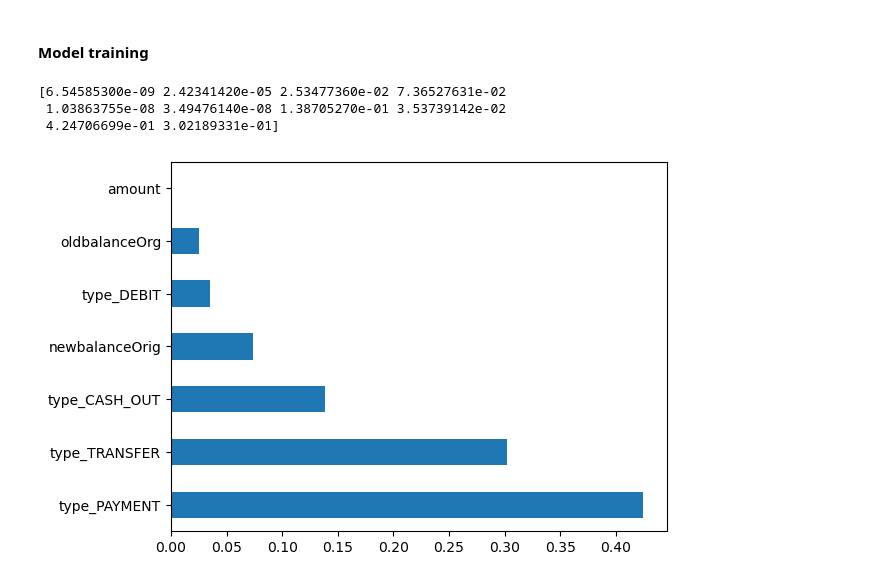
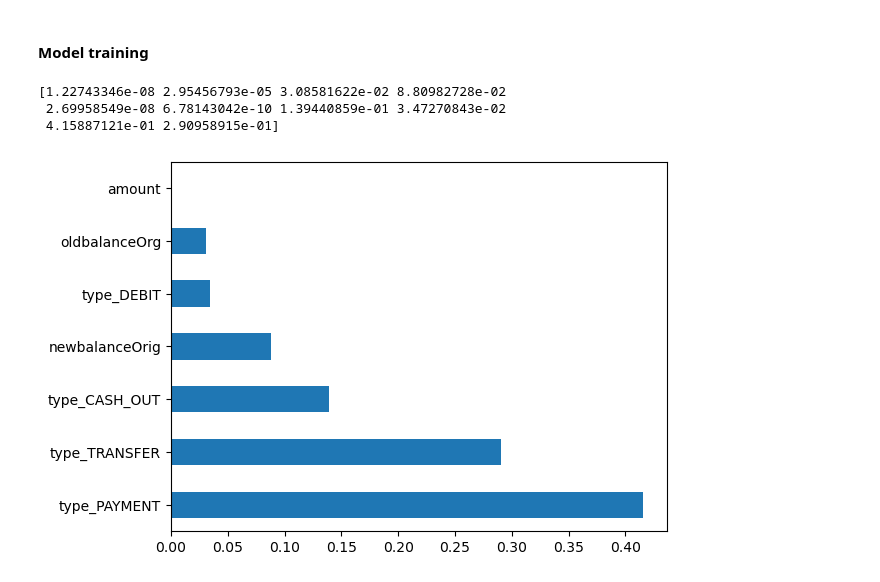
Before and after one commit to amaboh/Machine_learning_in_finance, a Jupyter notebook: Fraud_detection/fraud_detect.ipynb, the cells around one changed output. Saved outputs shown, nothing was run; the diff lists cells and outputs as text; code cells hidden in the pictures.

```diff
--- a/Fraud_detection/fraud_detect.ipynb
+++ b/Fraud_detection/fraud_detect.ipynb
@@ -247,3 +247,6 @@ X_train, x_test, y_train, y_test = train_test_split(pandas_df.drop('Credit_Score
+# %%
+x = df_set.drop('isFraud', axis=1)
+y = df_set['isFraud']
 # %% [markdown]
 #### Model Training
 # %%
@@ -276,19 +279,19 @@ X_train_resampled, y_train_resampled = smote.fit_resample(X_train, y_train)
 # Feature Importance
 from sklearn.ensemble import ExtraTreesRegressor
 model = ExtraTreesRegressor()
-model.fit(X_train, y_train)
+model.fit(x, y)
 print(model.feature_importances_)
 # %% [output]
-[6.54585300e-09 2.42341420e-05 2.53477360e-02 7.36527631e-02
- 1.03863755e-08 3.49476140e-08 1.38705270e-01 3.53739142e-02
- 4.24706699e-01 3.02189331e-01]
+[1.22743346e-08 2.95456793e-05 3.08581622e-02 8.80982728e-02
+ 2.69958549e-08 6.78143042e-10 1.39440859e-01 3.47270843e-02
+ 4.15887121e-01 2.90958915e-01]
 # %%
 #Plot graph of feature importances for better visualization
-important_feat = pd.Series(model.feature_importances_, index=X_train.columns)
+important_feat = pd.Series(model.feature_importances_, index=x.columns)
 important_feat.nlargest(7).plot(kind='barh')
 plt.show()
 # %% [output]
-[figure, old version]
+[figure, new version]
 # %%
 from sklearn.linear_model import LogisticRegression
 from sklearn.model_selection import GridSearchCV,RandomizedSearchCV, StratifiedKFold
```
Also changed, not shown: parts of 6 cells of this notebook, 21 other files.
